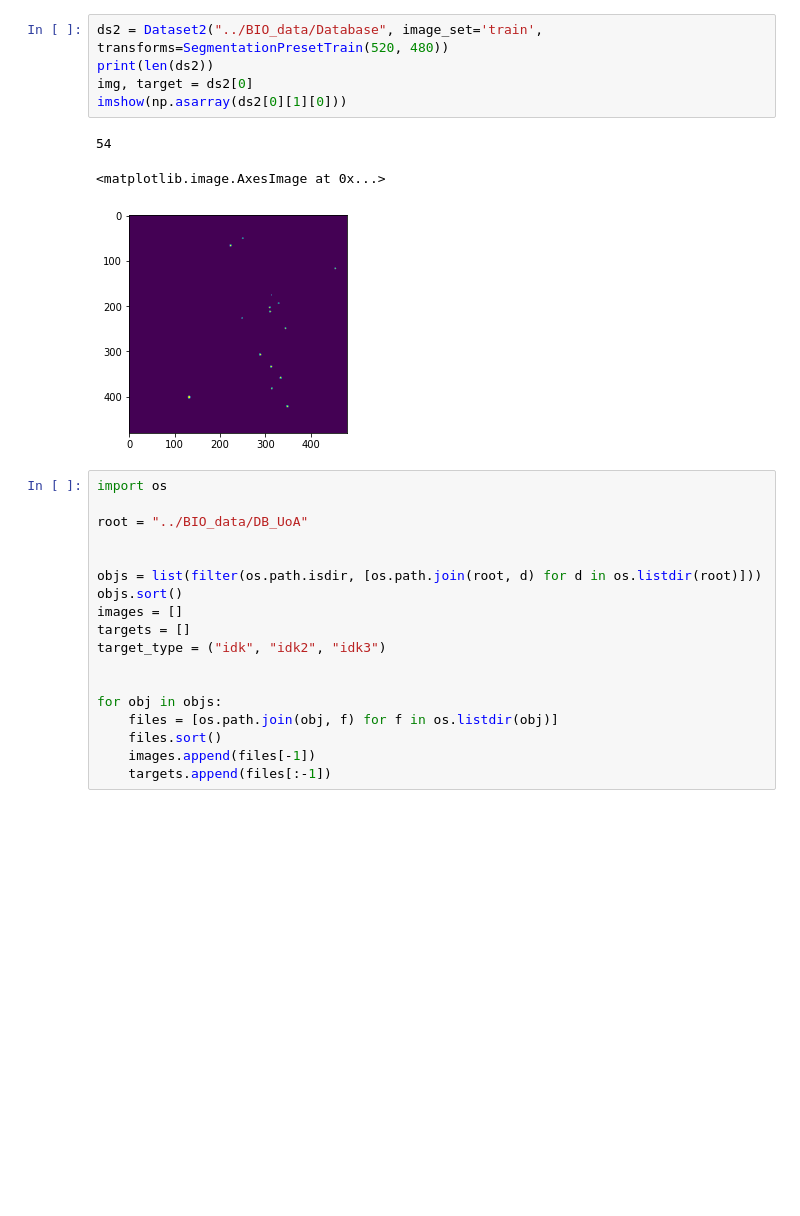
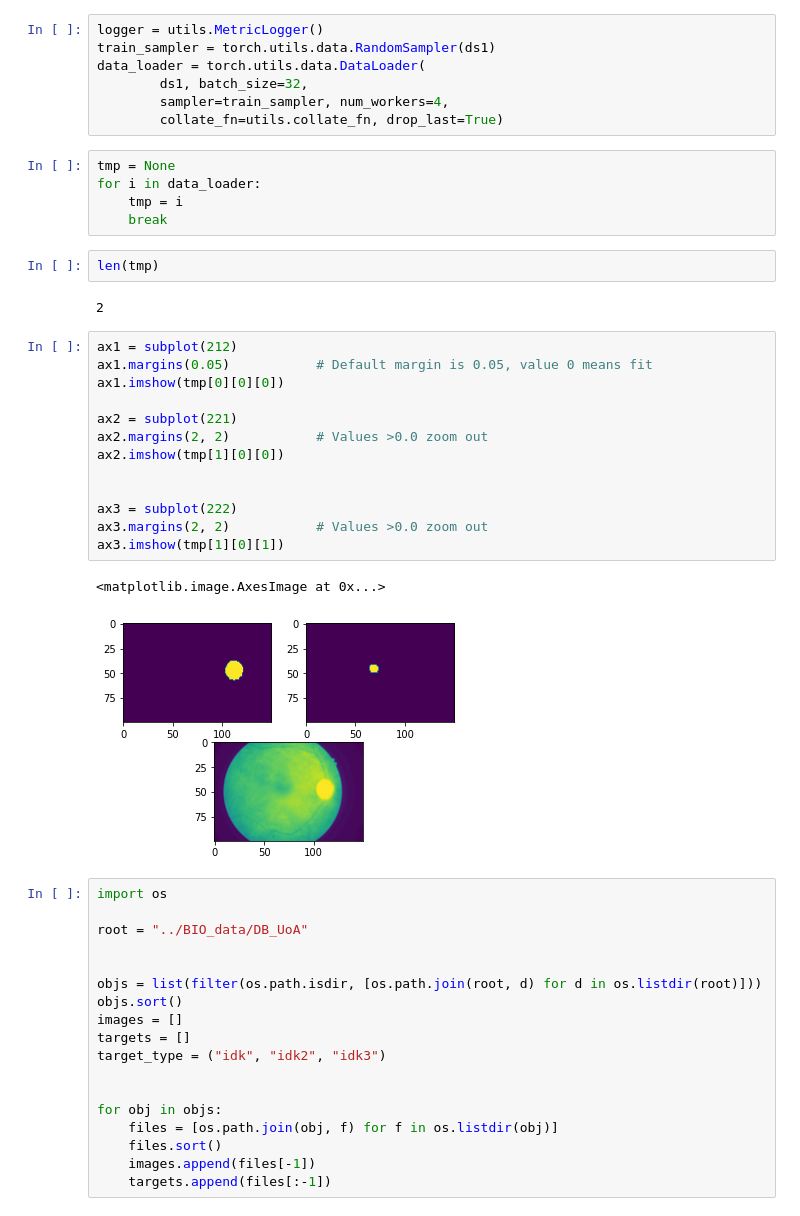
Before and after one commit to marekkles/BIO, a Jupyter notebook: testing_ntb.ipynb, the cells around one changed output. Cells and saved outputs as stored; diff of their text form; blank space fills up the shorter version.

```diff
--- a/testing_ntb.ipynb
+++ b/testing_ntb.ipynb
@@ -16,12 +18,35 @@ imshow(target[2], 'inferno')
-# %%
-ds2 = Dataset2("../BIO_data/Database", image_set='train', transforms=SegmentationPresetTrain(520, 480))
-print(len(ds2))
-img, target = ds2[0]
-imshow(np.asarray(ds2[0][1][0]))
-# %% [output]
-54
-<matplotlib.image.AxesImage at 0x...>
-[figure, removed]
+# %%
+logger = utils.MetricLogger()
+train_sampler = torch.utils.data.RandomSampler(ds1)
+data_loader = torch.utils.data.DataLoader(
+        ds1, batch_size=32,
+        sampler=train_sampler, num_workers=4,
+        collate_fn=utils.collate_fn, drop_last=True)
+# %%
+tmp = None
+for i in data_loader:
+    tmp = i
+    break
+# %%
+len(tmp)
+# %% [output]
+2
+# %%
+ax1 = subplot(212)
+ax1.margins(0.05)           # Default margin is 0.05, value 0 means fit
+ax1.imshow(tmp[0][0][0])
+
+ax2 = subplot(221)
+ax2.margins(2, 2)           # Values >0.0 zoom out
+ax2.imshow(tmp[1][0][0])
+
+
+ax3 = subplot(222)
+ax3.margins(2, 2)           # Values >0.0 zoom out
+ax3.imshow(tmp[1][0][1])
+# %% [output]
+<matplotlib.image.AxesImage at 0x...>
+[figure, added]
 # %%
 import os
 
```
Also changed, not shown: parts of 4 cells of this notebook, 4 other files.
